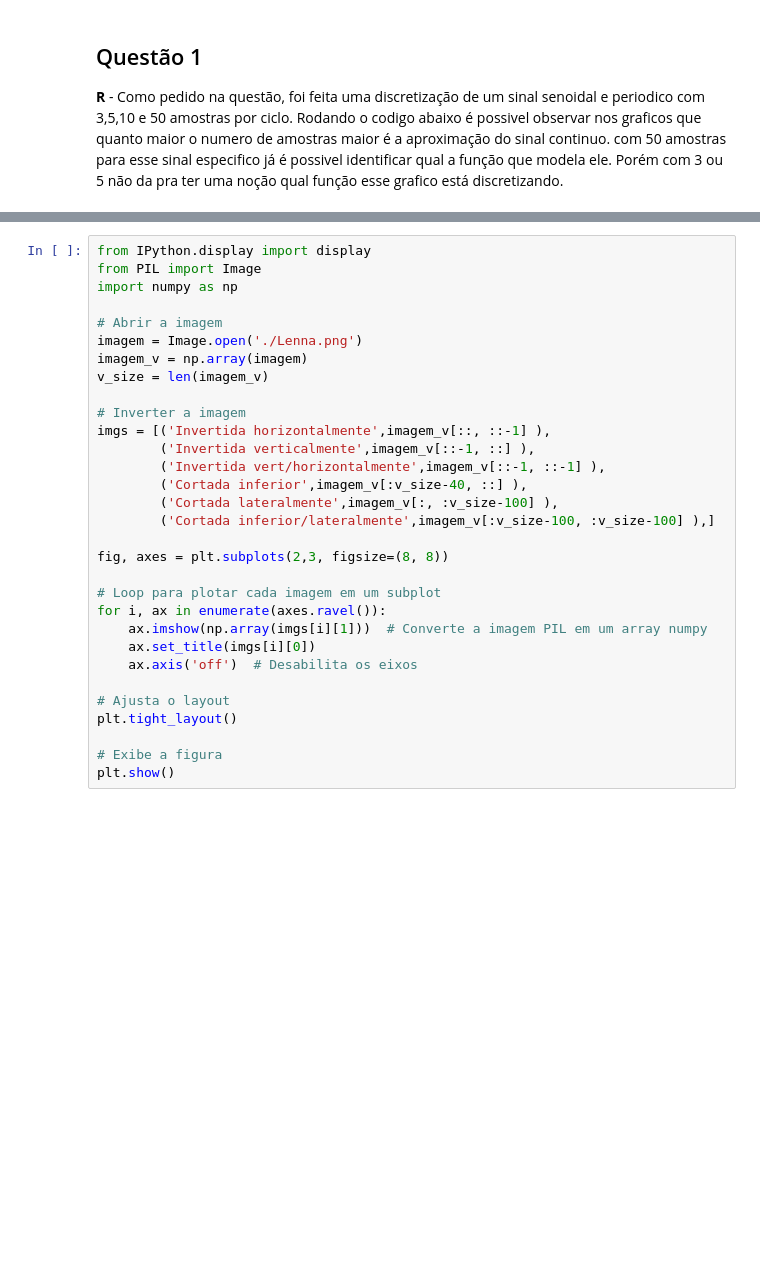
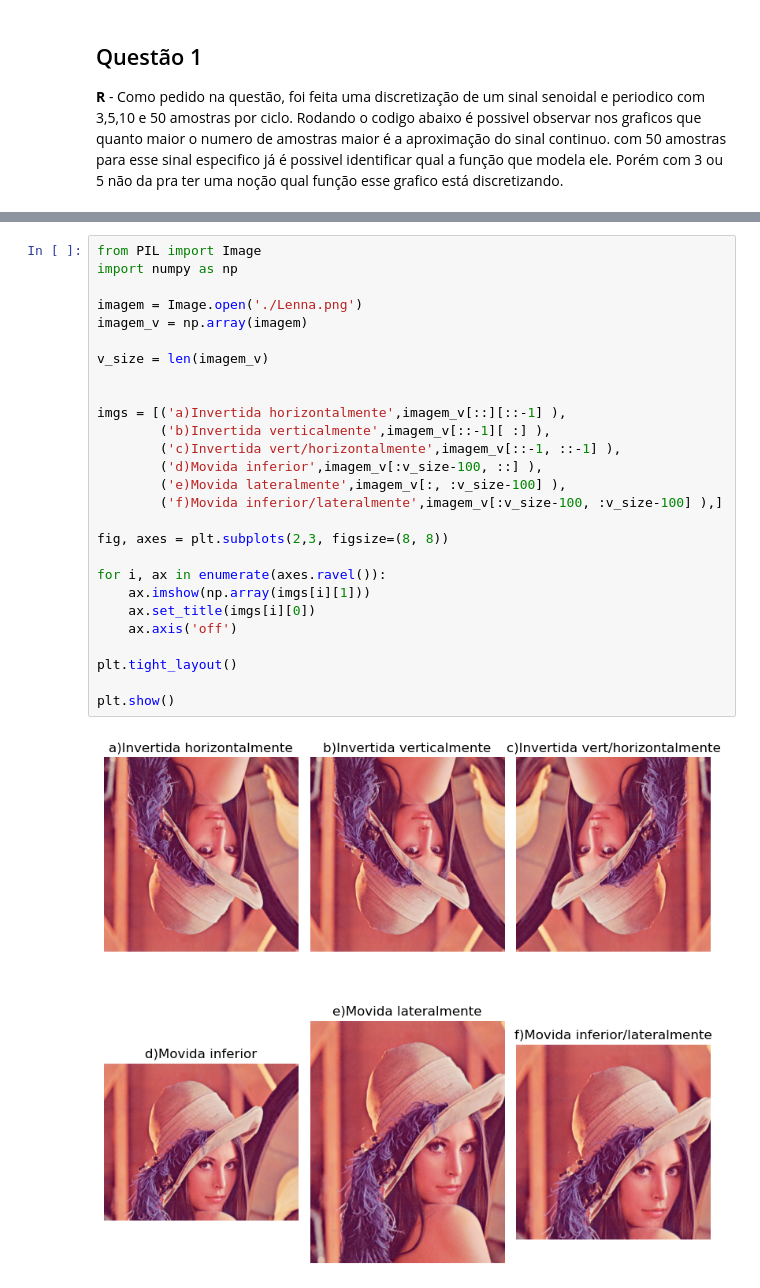
Before and after one commit to abrxao/faculdade, a Jupyter notebook: semestre_4/sinais_e_sistemas/atividade_1.ipynb, the cells around one changed output, grey strips where cells are left out. Drawn from its saved outputs; the diff is of its cells as text; blank space fills up the shorter version.

```diff
--- a/semestre_4/sinais_e_sistemas/atividade_1.ipynb
+++ b/semestre_4/sinais_e_sistemas/atividade_1.ipynb
@@ -139,31 +183,29 @@ plt.show()
 # %%
-from IPython.display import display
 from PIL import Image
 import numpy as np
 
-# Abrir a imagem
 imagem = Image.open('./Lenna.png')
 imagem_v = np.array(imagem)
+
 v_size = len(imagem_v)
 
-# Inverter a imagem
-imgs = [('Invertida horizontalmente',imagem_v[::, ::-1] ),
-        ('Invertida verticalmente',imagem_v[::-1, ::] ),
-        ('Invertida vert/horizontalmente',imagem_v[::-1, ::-1] ),
-        ('Cortada inferior',imagem_v[:v_size-40, ::] ),
-        ('Cortada lateralmente',imagem_v[:, :v_size-100] ),
-        ('Cortada inferior/lateralmente',imagem_v[:v_size-100, :v_size-100] ),]
+
+imgs = [('a)Invertida horizontalmente',imagem_v[::][::-1] ),
+        ('b)Invertida verticalmente',imagem_v[::-1][ :] ),
+        ('c)Invertida vert/horizontalmente',imagem_v[::-1, ::-1] ),
+        ('d)Movida inferior',imagem_v[:v_size-100, ::] ),
+        ('e)Movida lateralmente',imagem_v[:, :v_size-100] ),
+        ('f)Movida inferior/lateralmente',imagem_v[:v_size-100, :v_size-100] ),]
 
 fig, axes = plt.subplots(2,3, figsize=(8, 8))
 
-# Loop para plotar cada imagem em um subplot
 for i, ax in enumerate(axes.ravel()):
-    ax.imshow(np.array(imgs[i][1]))  # Converte a imagem PIL em um array numpy
+    ax.imshow(np.array(imgs[i][1]))
     ax.set_title(imgs[i][0])
-    ax.axis('off')  # Desabilita os eixos
+    ax.axis('off')
 
-# Ajusta o layout
 plt.tight_layout()
 
-# Exibe a figura
 plt.show()
+# %% [output]
+[figure, added]
```
Also changed, not shown: parts of 8 cells of this notebook.
